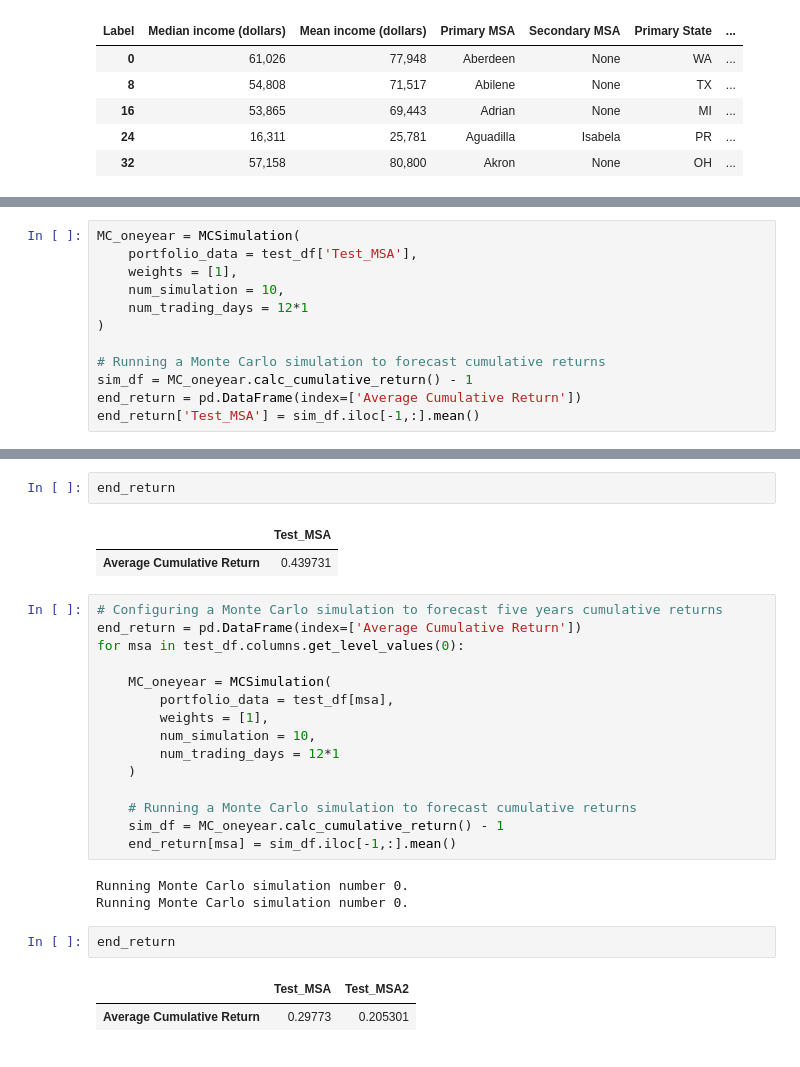
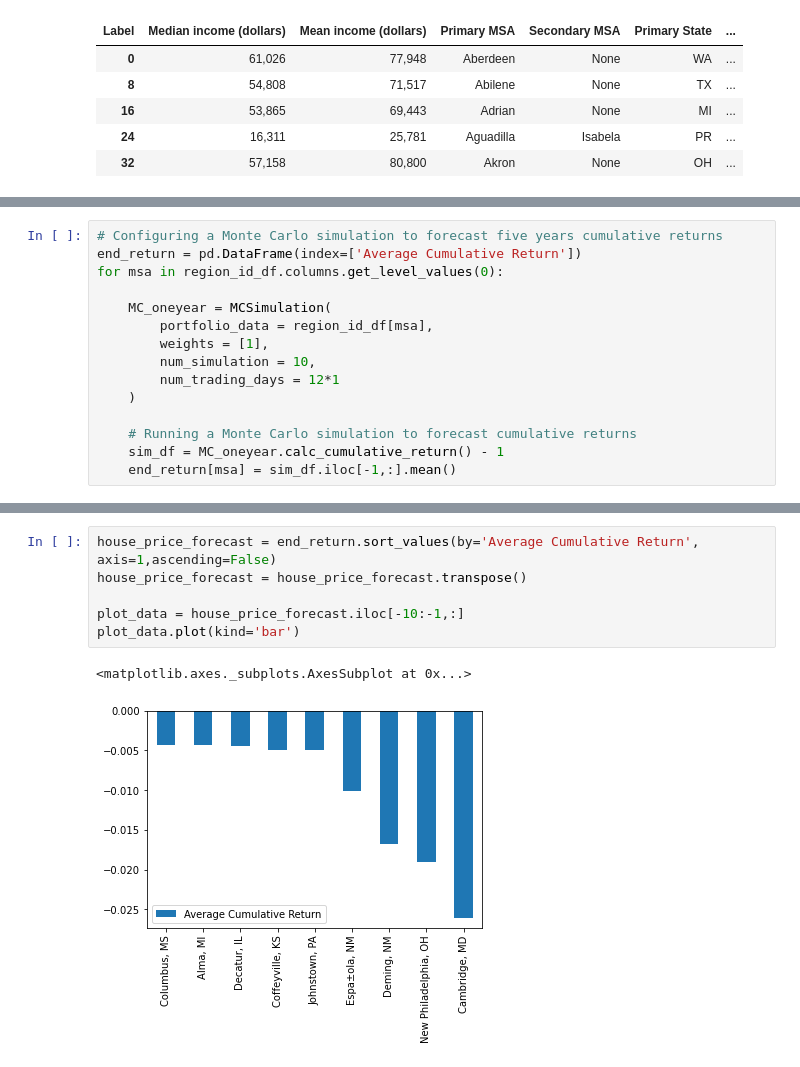
Before and after one commit to Luminous171/Project_1, a Jupyter notebook: Python_Files/Project_1_EH.ipynb, the cells around one changed output, grey strips where cells are left out. Cells and saved outputs as stored; diff of their text form.

Commit message:
Code for dataframe of forecasted housing price returns over next year.

```diff
--- a/Python_Files/Project_1_EH.ipynb
+++ b/Python_Files/Project_1_EH.ipynb
@@ -52,14 +88,17 @@ test_df.head()
 # %%
-MC_oneyear = MCSimulation(
-    portfolio_data = test_df['Test_MSA'],
-    weights = [1],
-    num_simulation = 10,
-    num_trading_days = 12*1
-)
+# Configuring a Monte Carlo simulation to forecast five years cumulative returns
+end_return = pd.DataFrame(index=['Average Cumulative Return'])
+for msa in region_id_df.columns.get_level_values(0):
 
-# Running a Monte Carlo simulation to forecast cumulative returns
-sim_df = MC_oneyear.calc_cumulative_return() - 1
-end_return = pd.DataFrame(index=['Average Cumulative Return'])
-end_return['Test_MSA'] = sim_df.iloc[-1,:].mean()
+    MC_oneyear = MCSimulation(
+        portfolio_data = region_id_df[msa],
+        weights = [1],
+        num_simulation = 10,
+        num_trading_days = 12*1
+    )
+
+    # Running a Monte Carlo simulation to forecast cumulative returns
+    sim_df = MC_oneyear.calc_cumulative_return() - 1
+    end_return[msa] = sim_df.iloc[-1,:].mean()
 # %% [output]
 Running Monte Carlo simulation number 0.
@@ -66,28 +121,9 @@ Running Monte Carlo simulation number 0.
-# %%
-end_return
-# %% [output]
-|  | Test_MSA |
-| Average Cumulative Return | 0.439731 |
-# %%
-# Configuring a Monte Carlo simulation to forecast five years cumulative returns
-end_return = pd.DataFrame(index=['Average Cumulative Return'])
-for msa in test_df.columns.get_level_values(0):
-
-    MC_oneyear = MCSimulation(
-        portfolio_data = test_df[msa],
-        weights = [1],
-        num_simulation = 10,
-        num_trading_days = 12*1
-    )
-
-    # Running a Monte Carlo simulation to forecast cumulative returns
-    sim_df = MC_oneyear.calc_cumulative_return() - 1
-    end_return[msa] = sim_df.iloc[-1,:].mean()
-# %% [output]
-Running Monte Carlo simulation number 0.
-Running Monte Carlo simulation number 0.
-# %%
-end_return
-# %% [output]
-|  | Test_MSA | Test_MSA2 |
-| Average Cumulative Return | 0.29773 | 0.205301 |
+# %%
+house_price_forecast = end_return.sort_values(by='Average Cumulative Return', axis=1,ascending=False)
+house_price_forecast = house_price_forecast.transpose()
+
+plot_data = house_price_forecast.iloc[-10:-1,:]
+plot_data.plot(kind='bar')
+# %% [output]
+<matplotlib.axes._subplots.AxesSubplot at 0x...>
+[figure, added]
```
Also changed, not shown: parts of 3 cells of this notebook.
